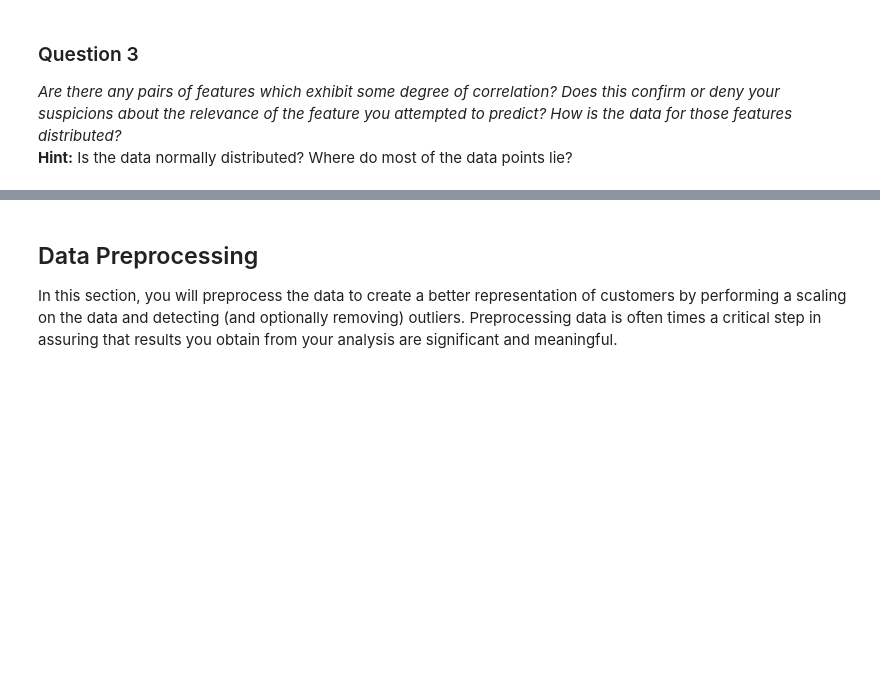
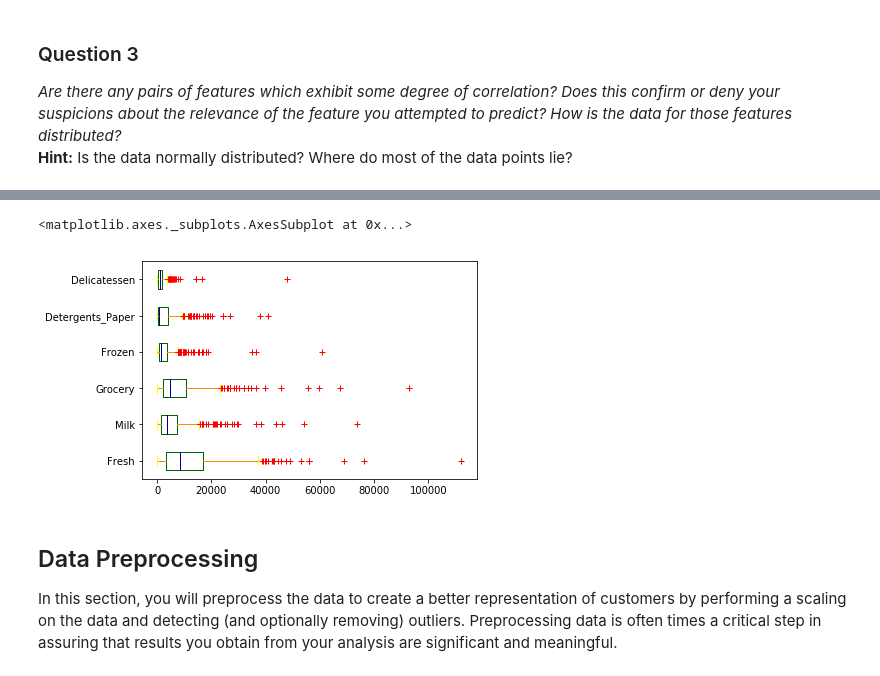
Before and after one commit to vharavu/unsupClust, a Jupyter notebook: customer_segments.ipynb, the cells around one changed output, grey strips where cells are left out. Cells and saved outputs as stored; diff of their text form; code cells hidden in the pictures; blank space fills up the shorter version.

```diff
--- a/customer_segments.ipynb
+++ b/customer_segments.ipynb
@@ -196,3 +241,9 @@ The matrix for Delicatessen - almost no correlation with all others. The data po
+# %%
+color = dict(boxes='DarkGreen', whiskers='DarkOrange', medians='DarkBlue', caps='Yellow')
+data.plot.box(color=color, sym='r+', vert=False)
+# %% [output]
+<matplotlib.axes._subplots.AxesSubplot at 0x...>
+[figure, added]
 # %% [markdown]
 ## Data Preprocessing
 In this section, you will preprocess the data to create a better representation of customers by performing a scaling on the data and detecting (and optionally removing) outliers. Preprocessing data is often times a critical step in assuring that results you obtain from your analysis are significant and meaningful.
```
Also changed, not shown: parts of 7 cells of this notebook.
